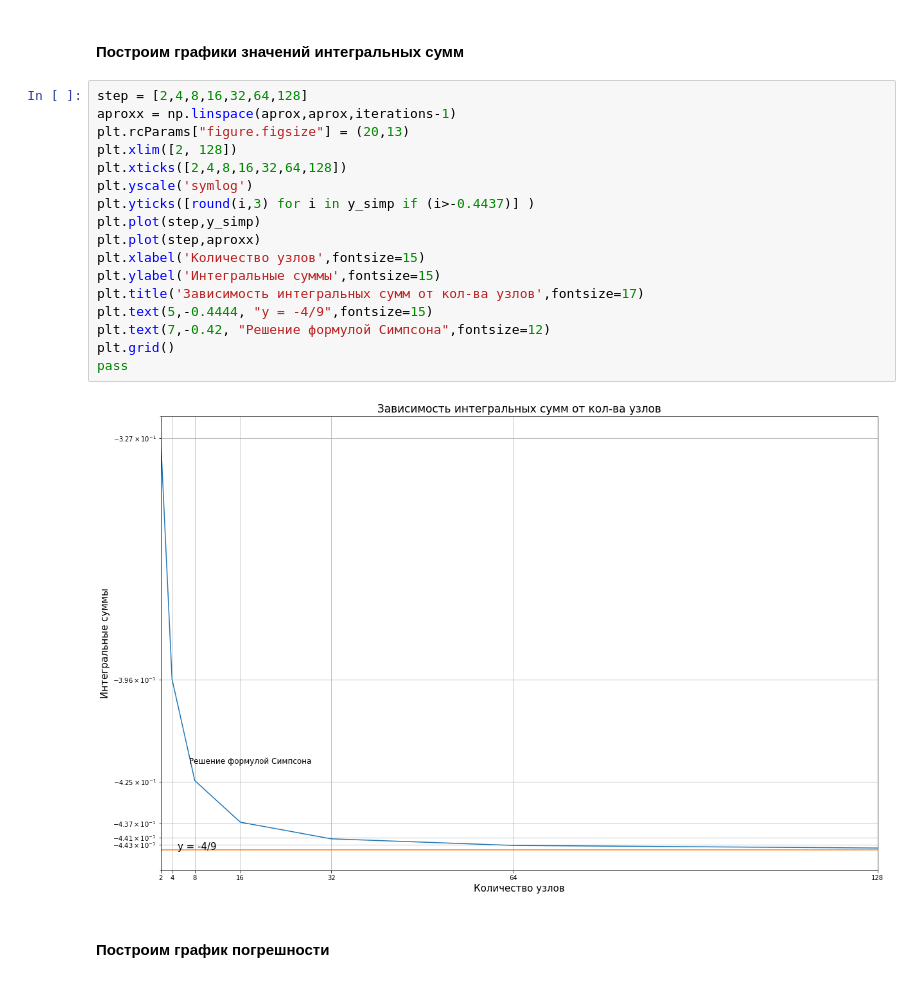
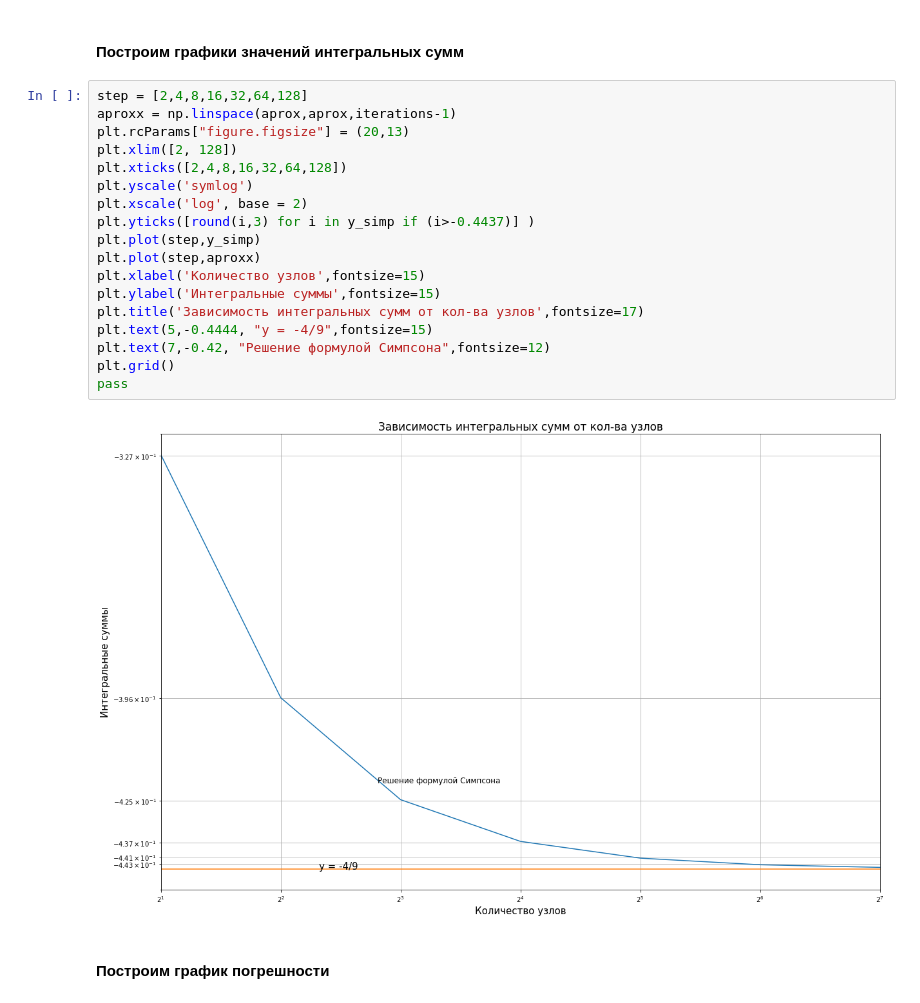
Before and after one commit to danielbulgakov/ProjectSKM, a Jupyter notebook: YearProjectSKM.ipynb, the cells around one changed output. Saved outputs shown, nothing was run; the diff lists cells and outputs as text.

```diff
--- a/YearProjectSKM.ipynb
+++ b/YearProjectSKM.ipynb
@@ -315,22 +319,23 @@ for i in range(1,iterations):
 # %%
 step = [2,4,8,16,32,64,128]
 aproxx = np.linspace(aprox,aprox,iterations-1)
 plt.rcParams["figure.figsize"] = (20,13)
 plt.xlim([2, 128])
 plt.xticks([2,4,8,16,32,64,128])
 plt.yscale('symlog')
+plt.xscale('log', base = 2)
 plt.yticks([round(i,3) for i in y_simp if (i>-0.4437)] )
 plt.plot(step,y_simp)
 plt.plot(step,aproxx)
 plt.xlabel('Количество узлов',fontsize=15)
 plt.ylabel('Интегральные суммы',fontsize=15)
 plt.title('Зависимость интегральных сумм от кол-ва узлов',fontsize=17)
 plt.text(5,-0.4444, "y = -4/9",fontsize=15)
 plt.text(7,-0.42, "Решение формулой Симпсона",fontsize=12)
 plt.grid()
 pass
 # %% [output]
-[figure, old version]
+[figure, new version]
 # %% [markdown]
 #### Построим график погрешности
 # %%
```
Also changed, not shown: parts of 7 cells of this notebook.
